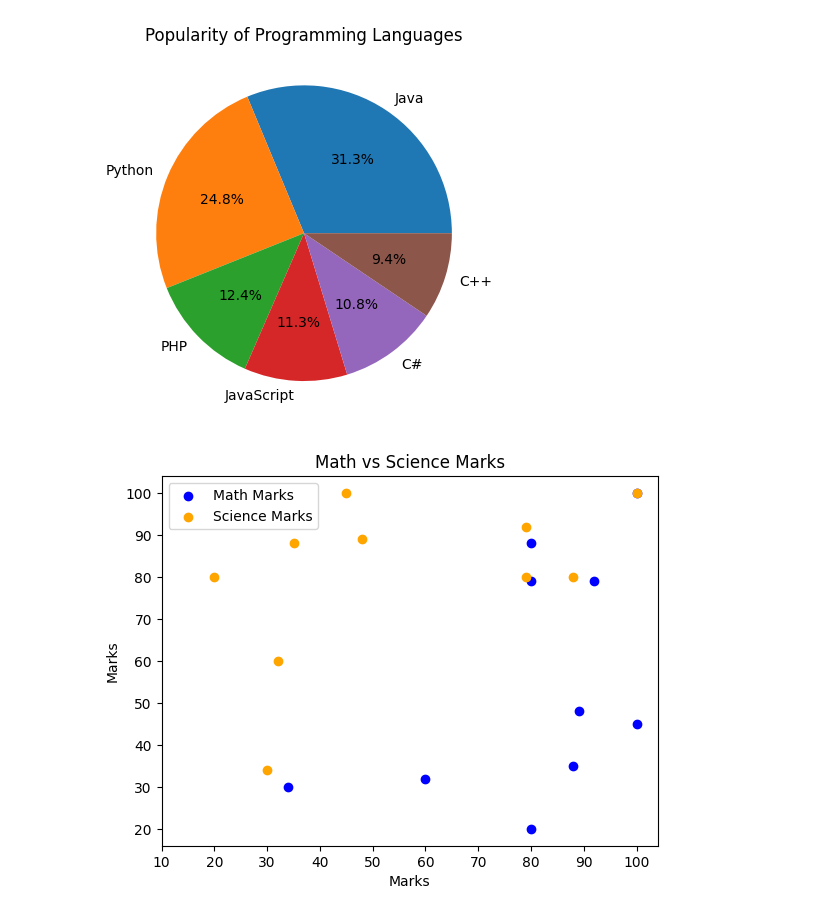
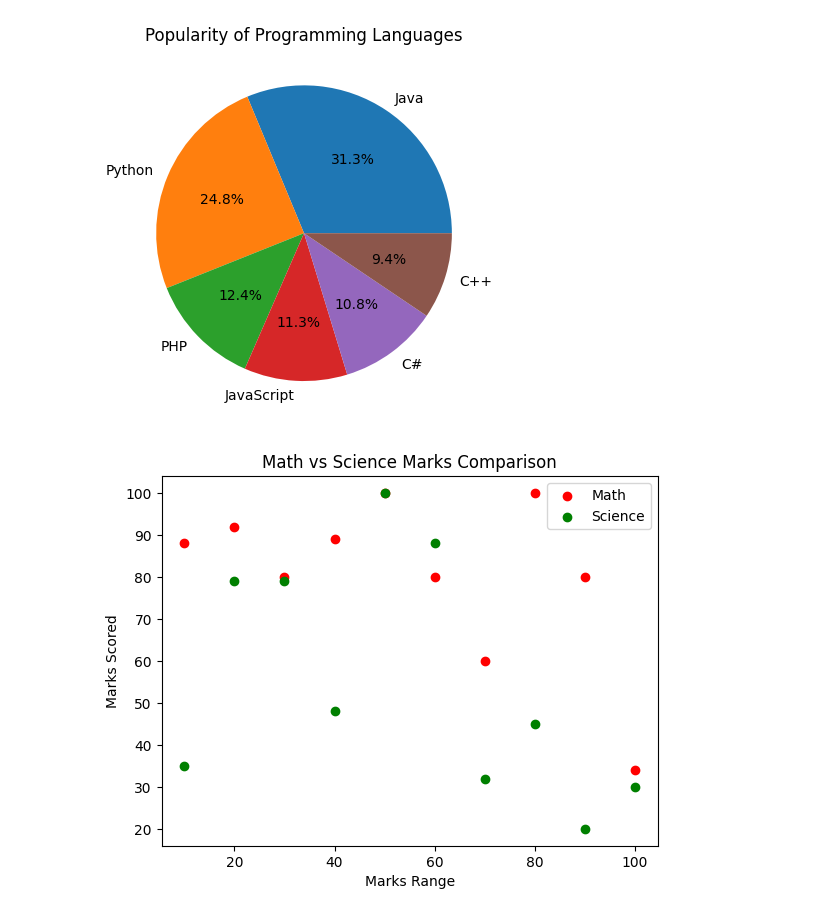
Before and after one commit to MuraliKoushikDesu/MuraliKoushikDesu, a Jupyter notebook: MuraliKoushikDesu_ICP4.ipynb, the cells around one changed output. Cells and saved outputs as stored; diff of their text form; code cells hidden in the pictures.

```diff
--- a/MuraliKoushikDesu_ICP4.ipynb
+++ b/MuraliKoushikDesu_ICP4.ipynb
@@ -65,22 +65,16 @@ plt.show()
 [figure]
 # %%
 import matplotlib.pyplot as plt
-
 math_marks = [88, 92, 80, 89, 100, 80, 60, 100, 80, 34]
 science_marks = [35, 79, 79, 48, 100, 88, 32, 45, 20, 30]
 marks_range = [10, 20, 30, 40, 50, 60, 70, 80, 90, 100]
-
 fig, ax = plt.subplots()
-
-ax.scatter(math_marks, science_marks, color='blue', label='Math Marks')
-ax.scatter(science_marks, math_marks, color='orange', label='Science Marks')
-
-ax.set_title('Math vs Science Marks')
-ax.set_xlabel('Marks')
-ax.set_ylabel('Marks')
+ax.scatter(marks_range, math_marks, color='r', label='Math')
+ax.scatter(marks_range, science_marks, color='g', label='Science')
 ax.legend()
-ax.set_xticks(marks_range)
-
+ax.set_xlabel('Marks Range')
+ax.set_ylabel('Marks Scored')
+ax.set_title('Math vs Science Marks Comparison')
 plt.show()
 # %% [output]
-[figure, old version]
+[figure, new version]
```
